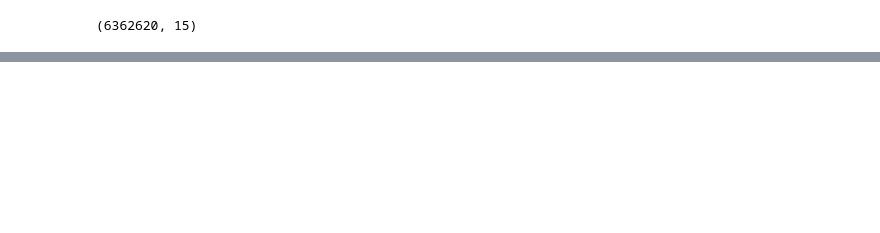
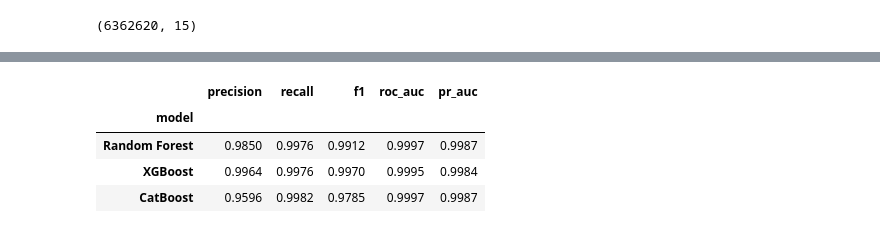
Before and after one commit to RiteshSnippet/End-To-End-Fraud-Detection-MLOps, a Jupyter notebook: notebooks/model_training.ipynb, the cells around one changed output, grey strips where cells are left out. Saved outputs shown, nothing was run; the diff lists cells and outputs as text; code cells hidden in the pictures; blank space fills up the shorter version.

Commit message:
Done model_training and saved the model then add it in .gitignore

```diff
--- a/notebooks/model_training.ipynb
+++ b/notebooks/model_training.ipynb
@@ -42,0 +66,2 @@ X_train, X_test, y_train, y_test = train_test_split(
+# %%
+scale_pos_weight = (y_train == 0).sum() / max((y_train == 1).sum(), 1)
@@ -42,0 +135,22 @@ X_train, X_test, y_train, y_test = train_test_split(
+# %%
+cat = CatBoostClassifier(
+    iterations=500,
+    depth=6,
+    learning_rate=0.05,
+
+    auto_class_weights="Balanced",
+
+    eval_metric="PRAUC",
+    random_state=42,
+
+    loss_function="Logloss",
+
+    verbose=False
+)
+cat.fit(X_train, y_train)
+cat_proba = cat.predict_proba(X_test)[:, 1]
+cat_pred = cat.predict(X_test)
+
+print(classification_report(y_test, cat_pred, digits=4))
+print("ROC-AUC:", roc_auc_score(y_test, cat_proba))
+print("PR-AUC :", average_precision_score(y_test, cat_proba))
@@ -42,0 +169,26 @@ X_train, X_test, y_train, y_test = train_test_split(
+# %%
+models = {
+    "Random Forest": (rf_pred, rf_proba),
+    "XGBoost": (xgb_pred, xgb_proba),
+    "CatBoost": (cat_pred, cat_proba),
+}
+# %%
+rows = []
+for name, (pred, proba) in models.items():
+    rows.append({
+        "model": name,
+        "precision": precision_score(y_test, pred),
+        "recall": recall_score(y_test, pred),
+        "f1": f1_score(y_test, pred),
+        "roc_auc": roc_auc_score(y_test, proba),
+        "pr_auc": average_precision_score(y_test, proba),
+    })
+# %%
+comparison = pd.DataFrame(rows).set_index("model").round(4)
+comparison
+# %% [output]
+|  | precision | recall | f1 | roc_auc | pr_auc |
+| model |  |  |  |  |  |
+| Random Forest | 0.9850 | 0.9976 | 0.9912 | 0.9997 | 0.9987 |
+| XGBoost | 0.9964 | 0.9976 | 0.9970 | 0.9995 | 0.9984 |
+| CatBoost | 0.9596 | 0.9982 | 0.9785 | 0.9997 | 0.9987 |
```
Also changed, not shown: parts of 18 cells of this notebook, 2 other files.
